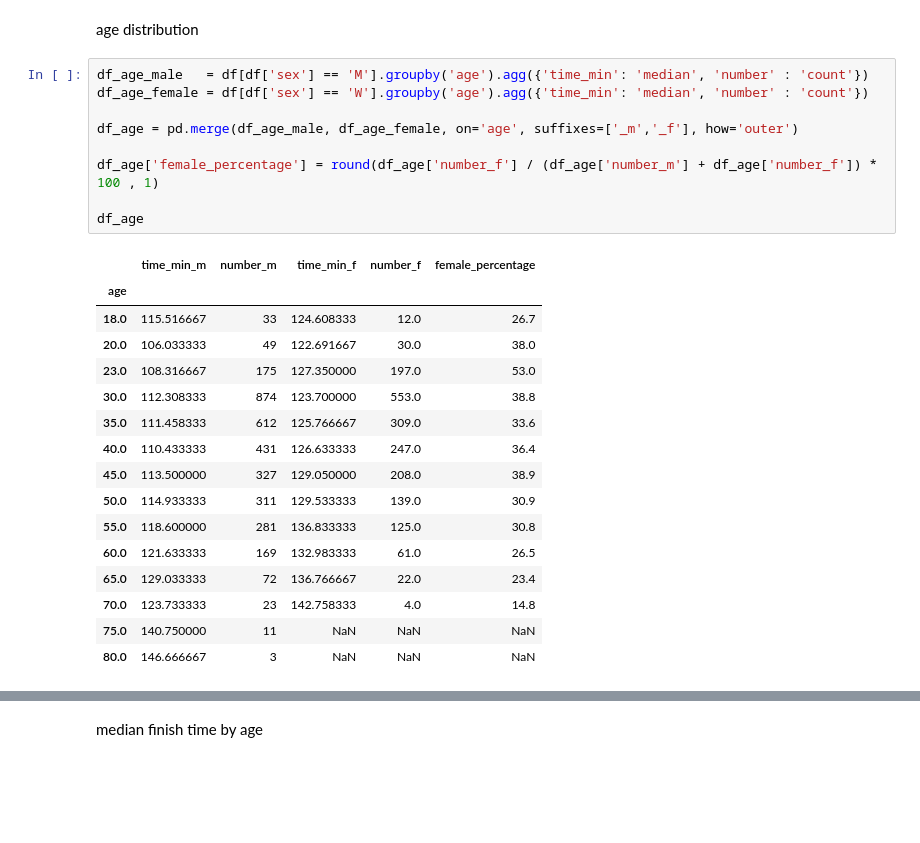
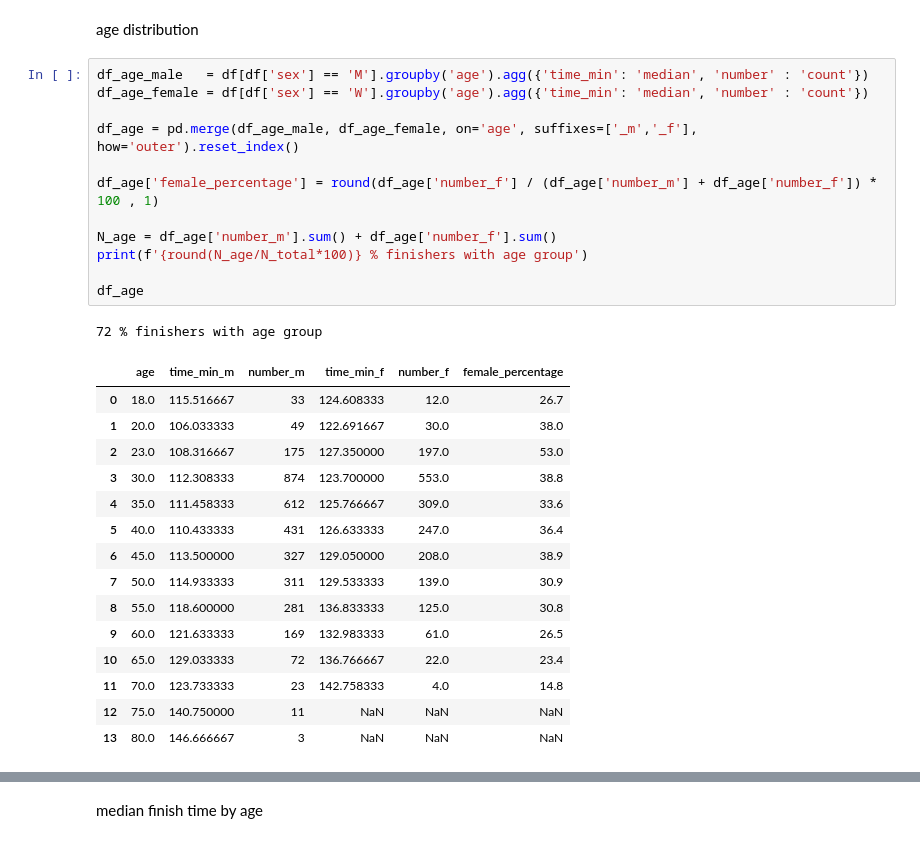
Before and after one commit to gerritnowald/Gutenberg-Halbmarathon-Mainz-2025-analysis, a Jupyter notebook: analysis.ipynb, the cells around one changed output, grey strips where cells are left out. Saved outputs shown, nothing was run; the diff lists cells and outputs as text; blank space fills up the shorter version.

```diff
--- a/analysis.ipynb
+++ b/analysis.ipynb
@@ -79,27 +81,30 @@ age distribution
 # %%
 df_age_male   = df[df['sex'] == 'M'].groupby('age').agg({'time_min': 'median', 'number' : 'count'})
 df_age_female = df[df['sex'] == 'W'].groupby('age').agg({'time_min': 'median', 'number' : 'count'})
 
-df_age = pd.merge(df_age_male, df_age_female, on='age', suffixes=['_m','_f'], how='outer')
+df_age = pd.merge(df_age_male, df_age_female, on='age', suffixes=['_m','_f'], how='outer').reset_index()
 
 df_age['female_percentage'] = round(df_age['number_f'] / (df_age['number_m'] + df_age['number_f']) * 100 , 1)
 
+N_age = df_age['number_m'].sum() + df_age['number_f'].sum()
+print(f'{round(N_age/N_total*100)} % finishers with age group')
+
 df_age
 # %% [output]
+72 % finishers with age group
-|  | time_min_m | number_m | time_min_f | number_f | female_percentage |
-| age |  |  |  |  |  |
-| 18.0 | 115.516667 | 33 | 124.608333 | 12.0 | 26.7 |
-| 20.0 | 106.033333 | 49 | 122.691667 | 30.0 | 38.0 |
-| 23.0 | 108.316667 | 175 | 127.350000 | 197.0 | 53.0 |
-| 30.0 | 112.308333 | 874 | 123.700000 | 553.0 | 38.8 |
-| 35.0 | 111.458333 | 612 | 125.766667 | 309.0 | 33.6 |
-| 40.0 | 110.433333 | 431 | 126.633333 | 247.0 | 36.4 |
-| 45.0 | 113.500000 | 327 | 129.050000 | 208.0 | 38.9 |
-| 50.0 | 114.933333 | 311 | 129.533333 | 139.0 | 30.9 |
-| 55.0 | 118.600000 | 281 | 136.833333 | 125.0 | 30.8 |
-| 60.0 | 121.633333 | 169 | 132.983333 | 61.0 | 26.5 |
-| 65.0 | 129.033333 | 72 | 136.766667 | 22.0 | 23.4 |
-| 70.0 | 123.733333 | 23 | 142.758333 | 4.0 | 14.8 |
-| 75.0 | 140.750000 | 11 | NaN | NaN | NaN |
-| 80.0 | 146.666667 | 3 | NaN | NaN | NaN |
+|  | age | time_min_m | number_m | time_min_f | number_f | female_percentage |
+| 0 | 18.0 | 115.516667 | 33 | 124.608333 | 12.0 | 26.7 |
+| 1 | 20.0 | 106.033333 | 49 | 122.691667 | 30.0 | 38.0 |
+| 2 | 23.0 | 108.316667 | 175 | 127.350000 | 197.0 | 53.0 |
+| 3 | 30.0 | 112.308333 | 874 | 123.700000 | 553.0 | 38.8 |
+| 4 | 35.0 | 111.458333 | 612 | 125.766667 | 309.0 | 33.6 |
+| 5 | 40.0 | 110.433333 | 431 | 126.633333 | 247.0 | 36.4 |
+| 6 | 45.0 | 113.500000 | 327 | 129.050000 | 208.0 | 38.9 |
+| 7 | 50.0 | 114.933333 | 311 | 129.533333 | 139.0 | 30.9 |
+| 8 | 55.0 | 118.600000 | 281 | 136.833333 | 125.0 | 30.8 |
+| 9 | 60.0 | 121.633333 | 169 | 132.983333 | 61.0 | 26.5 |
+| 10 | 65.0 | 129.033333 | 72 | 136.766667 | 22.0 | 23.4 |
+| 11 | 70.0 | 123.733333 | 23 | 142.758333 | 4.0 | 14.8 |
+| 12 | 75.0 | 140.750000 | 11 | NaN | NaN | NaN |
+| 13 | 80.0 | 146.666667 | 3 | NaN | NaN | NaN |
 # %%
```
Also changed, not shown: parts of 5 cells of this notebook, 1 other file.
